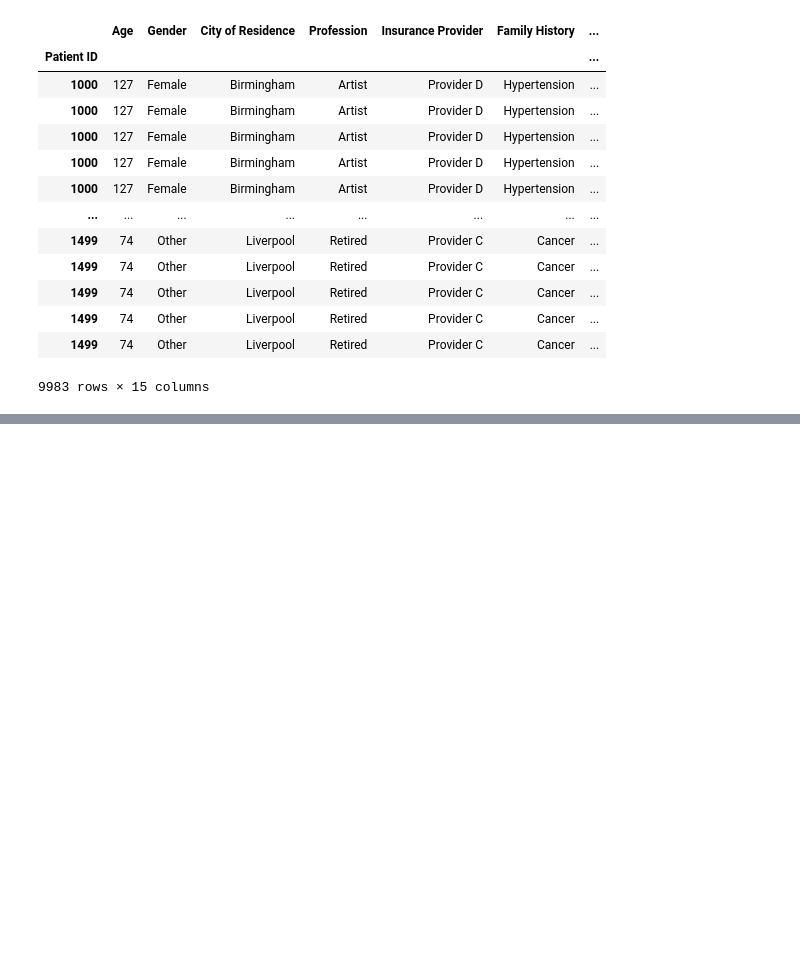
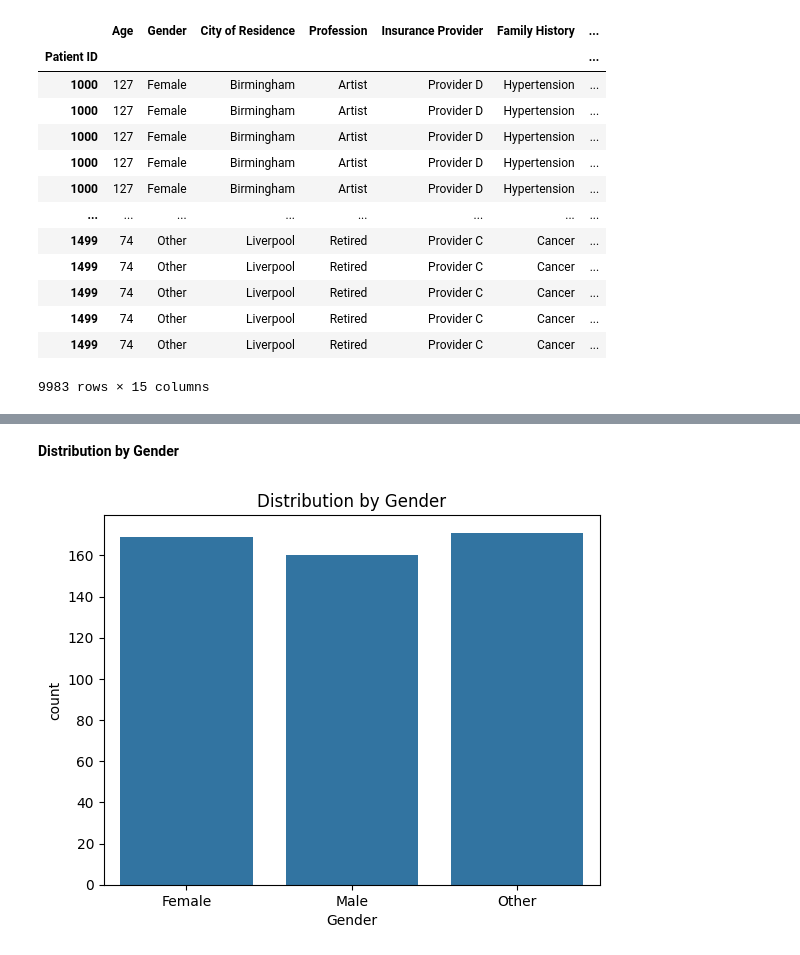
Before and after one commit to amdbsilva/pre-processing, a Jupyter notebook: projeto de datapreprocessing.ipynb, the cells around one changed output, grey strips where cells are left out. Drawn from its saved outputs; the diff is of its cells as text; code cells hidden in the pictures; blank space fills up the shorter version.

```diff
--- a/projeto de datapreprocessing.ipynb
+++ b/projeto de datapreprocessing.ipynb
@@ -924,0 +953,8 @@ data
+# %% [markdown]
+**Distribution by Gender**
+# %%
+sns.countplot(data = abt, x='Gender')
+plt.title('Distribution by Gender')
+plt.show()
+# %% [output]
+[figure, added]
```
Also changed, not shown: parts of 16 cells of this notebook.
